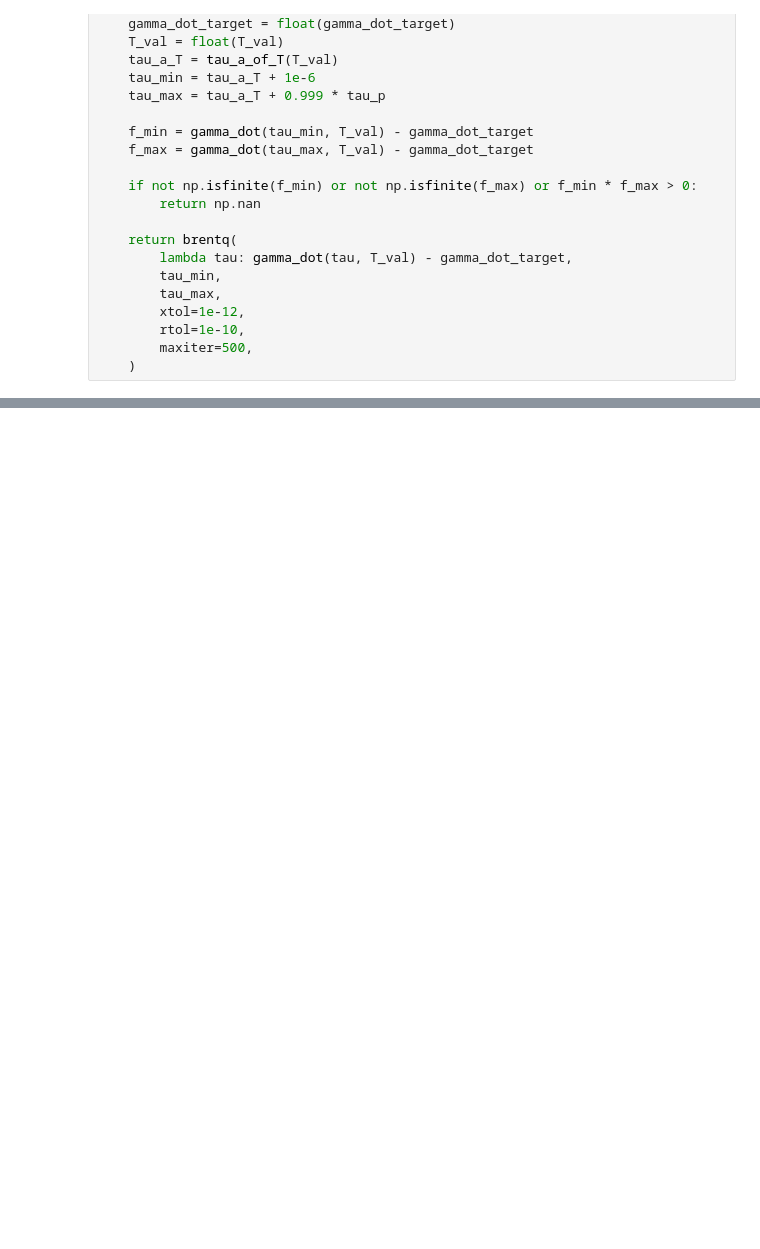
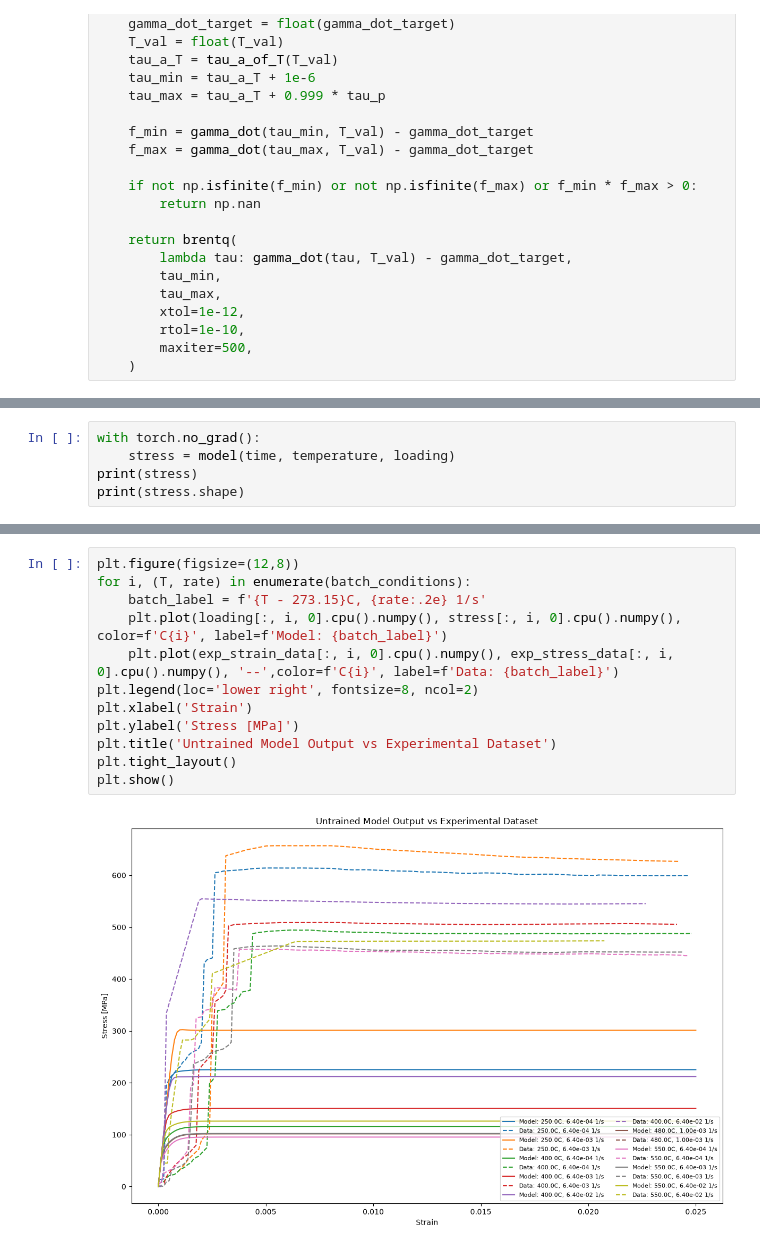
Before and after one commit to ColinMG2/neml2, a Jupyter notebook: cmg_projects/tungsten_deterministic.ipynb, the cells around one changed output, grey strips where cells are left out. Cells and saved outputs as stored; diff of their text form; blank space fills up the shorter version.

```diff
--- a/cmg_projects/tungsten_deterministic.ipynb
+++ b/cmg_projects/tungsten_deterministic.ipynb
@@ -472,0 +821,5 @@ NEML2 vs analytical tau_eff RMSE: 3.33132 MPa
+# %%
+with torch.no_grad():
+    stress = model(time, temperature, loading)
+print(stress)
+print(stress.shape)
@@ -472,0 +844,14 @@ NEML2 vs analytical tau_eff RMSE: 3.33132 MPa
+# %%
+plt.figure(figsize=(12,8))
+for i, (T, rate) in enumerate(batch_conditions):
+    batch_label = f'{T - 273.15}C, {rate:.2e} 1/s'
+    plt.plot(loading[:, i, 0].cpu().numpy(), stress[:, i, 0].cpu().numpy(), color=f'C{i}', label=f'Model: {batch_label}')
+    plt.plot(exp_strain_data[:, i, 0].cpu().numpy(), exp_stress_data[:, i, 0].cpu().numpy(), '--',color=f'C{i}', label=f'Data: {batch_label}')
+plt.legend(loc='lower right', fontsize=8, ncol=2)
+plt.xlabel('Strain')
+plt.ylabel('Stress [MPa]')
+plt.title('Untrained Model Output vs Experimental Dataset')
+plt.tight_layout()
+plt.show()
+# %% [output]
+[figure, added]
```
Also changed, not shown: parts of 11 cells of this notebook, 20 other files.
